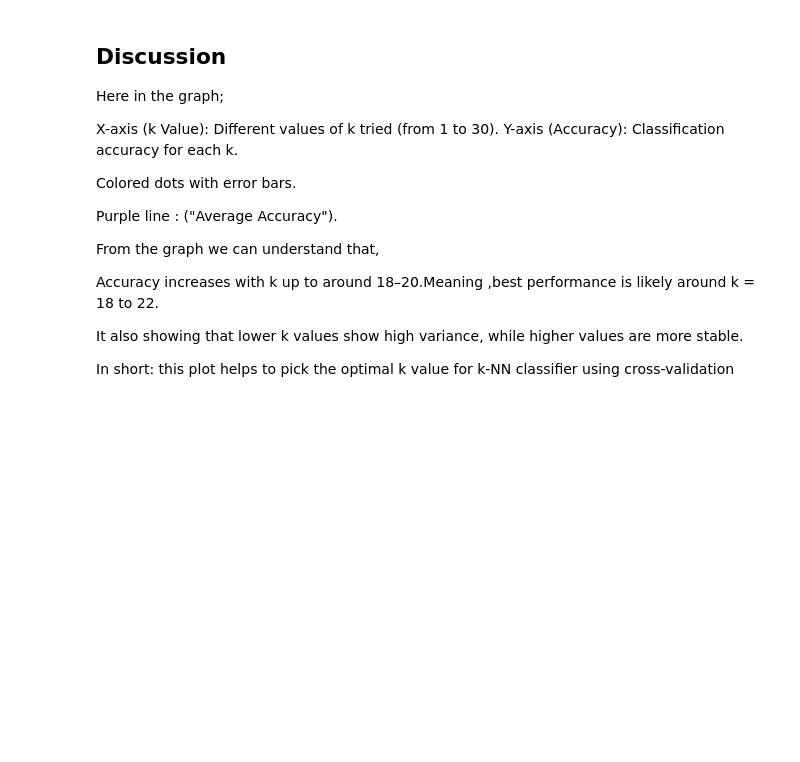
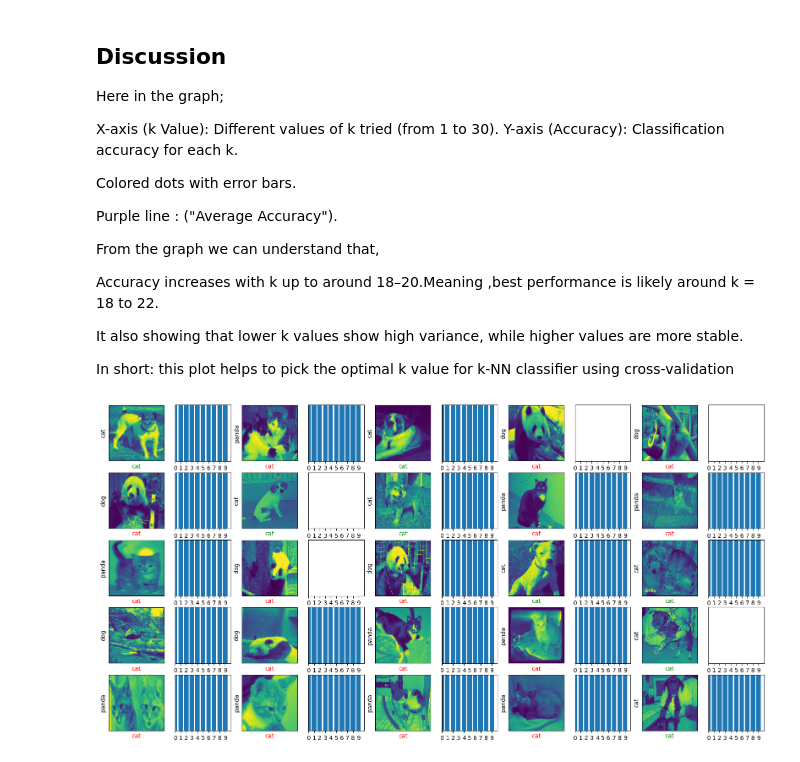
Before and after one commit to ahmedseum/CVPR-, a Jupyter notebook: MID/KNN.ipynb, the cells around one changed output. Saved outputs shown, nothing was run; the diff lists cells and outputs as text; code cells hidden in the pictures; blank space fills up the shorter version.

```diff
--- a/MID/KNN.ipynb
+++ b/MID/KNN.ipynb
@@ -254,3 +254,32 @@ It also showing that lower k values show high variance, while higher values are
 
 In short:
 this plot helps to pick the optimal k value for k-NN classifier using cross-validation
+# %%
+#class_names = ['cat', 'dog', 'panda']
+rows = 5
+cols = 5
+
+plt.figure(figsize=(20,10))
+for i in range(25):
+
+    plt.subplot(rows, 2*cols, 2*i+1)
+    plt.imshow(X_test[i])
+    plt.xticks([])
+    plt.yticks([])
+    plt.ylabel(class_names[Y_test[i]])
+    if Y_test[i] == np.argmax(predictions[i]):
+        plt.xlabel(class_names[np.argmax(predictions[i])], color='g')
+    else:
+        plt.xlabel(class_names[np.argmax(predictions[i])], color='r')
+
+
+    plt.subplot(rows, 2*cols, 2*i+2)
+    plt.bar(range(10), predictions[i])
+    plt.yticks([])
+    plt.xticks(range(0,10))
+    plt.ylim([0,1])
+    plt.xlim([0,10])
+
+plt.show()
+# %% [output]
+[figure, added]
```
Also changed, not shown: parts of 5 cells of this notebook.
